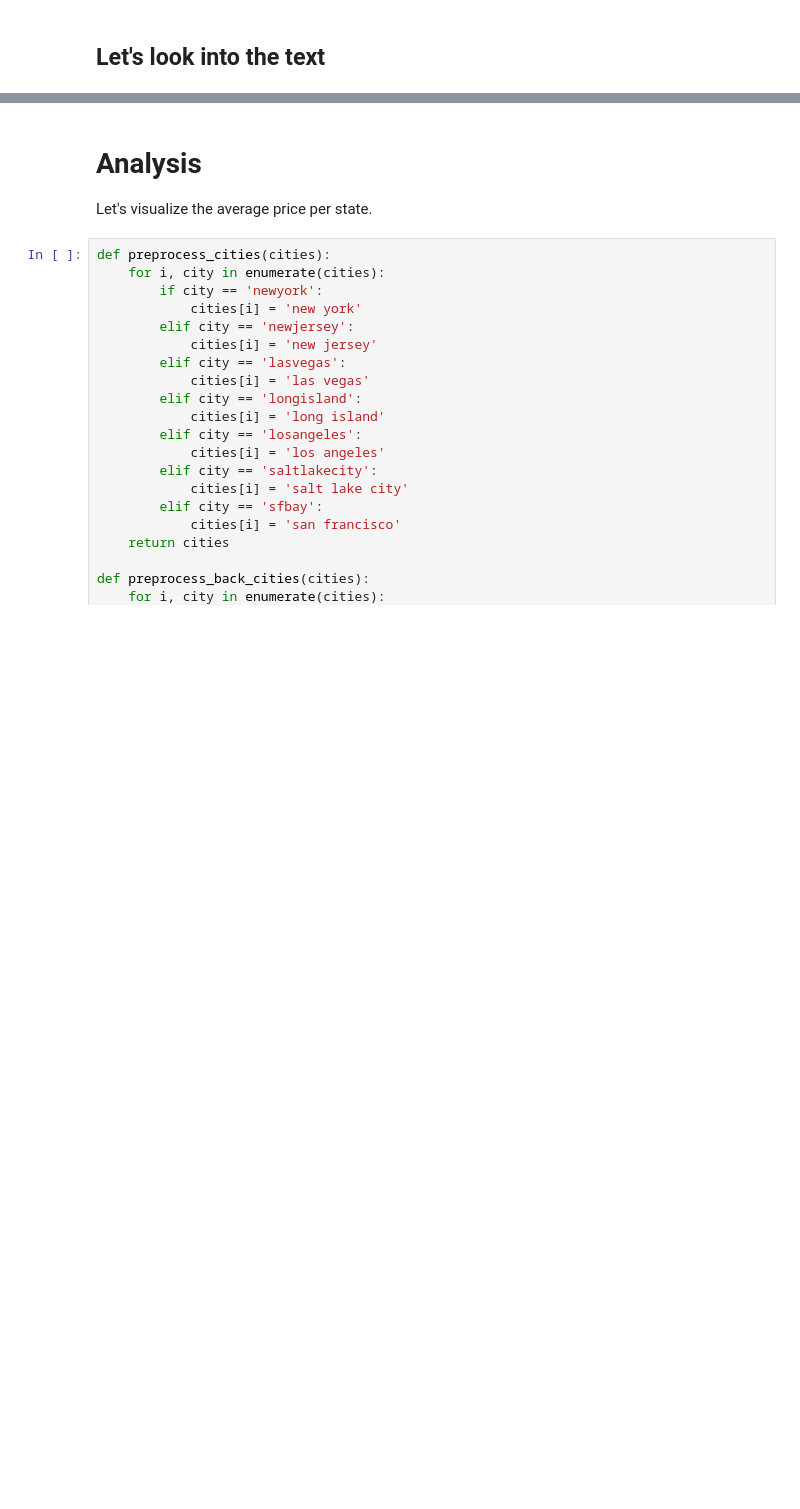
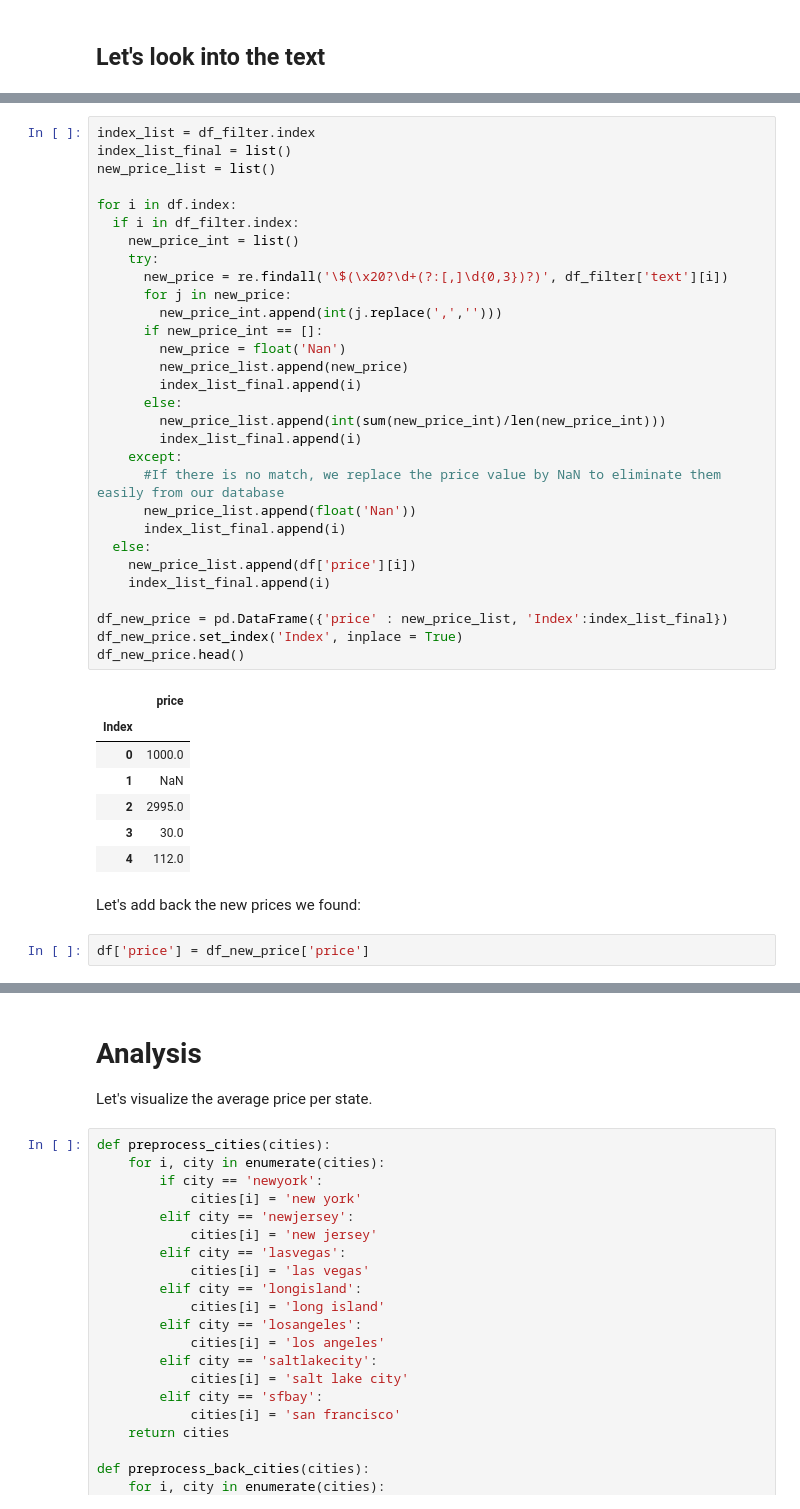
Before and after one commit to noeht/Data-Analytics---BEstimate, a Jupyter notebook: craigslist_preprocessing.ipynb, the cells around one changed output, grey strips where cells are left out. Saved outputs shown, nothing was run; the diff lists cells and outputs as text; blank space fills up the shorter version.

```diff
--- a/craigslist_preprocessing.ipynb
+++ b/craigslist_preprocessing.ipynb
@@ -810,0 +837,42 @@ loss_analysis(df)
+# %%
+index_list = df_filter.index
+index_list_final = list()
+new_price_list = list()
+
+for i in df.index:
+  if i in df_filter.index:
+    new_price_int = list()
+    try:
+      new_price = re.findall('\$(\x20?\d+(?:[,]\d{0,3})?)', df_filter['text'][i])
+      for j in new_price:
+        new_price_int.append(int(j.replace(',','')))
+      if new_price_int == []:
+        new_price = float('Nan')
+        new_price_list.append(new_price)
+        index_list_final.append(i)
+      else:
+        new_price_list.append(int(sum(new_price_int)/len(new_price_int)))
+        index_list_final.append(i)
+    except:
+      #If there is no match, we replace the price value by NaN to eliminate them easily from our database
+      new_price_list.append(float('Nan'))
+      index_list_final.append(i)
+  else:
+    new_price_list.append(df['price'][i])
+    index_list_final.append(i)
+
+df_new_price = pd.DataFrame({'price' : new_price_list, 'Index':index_list_final})
+df_new_price.set_index('Index', inplace = True)
+df_new_price.head()
+# %% [output]
+|  | price |
+| Index |  |
+| 0 | 1000.0 |
+| 1 | NaN |
+| 2 | 2995.0 |
+| 3 | 30.0 |
+| 4 | 112.0 |
+# %% [markdown]
+Let's add back the new prices we found:
+# %%
+df['price'] = df_new_price['price']
```
Also changed, not shown: parts of 31 cells of this notebook, 6 other files.
